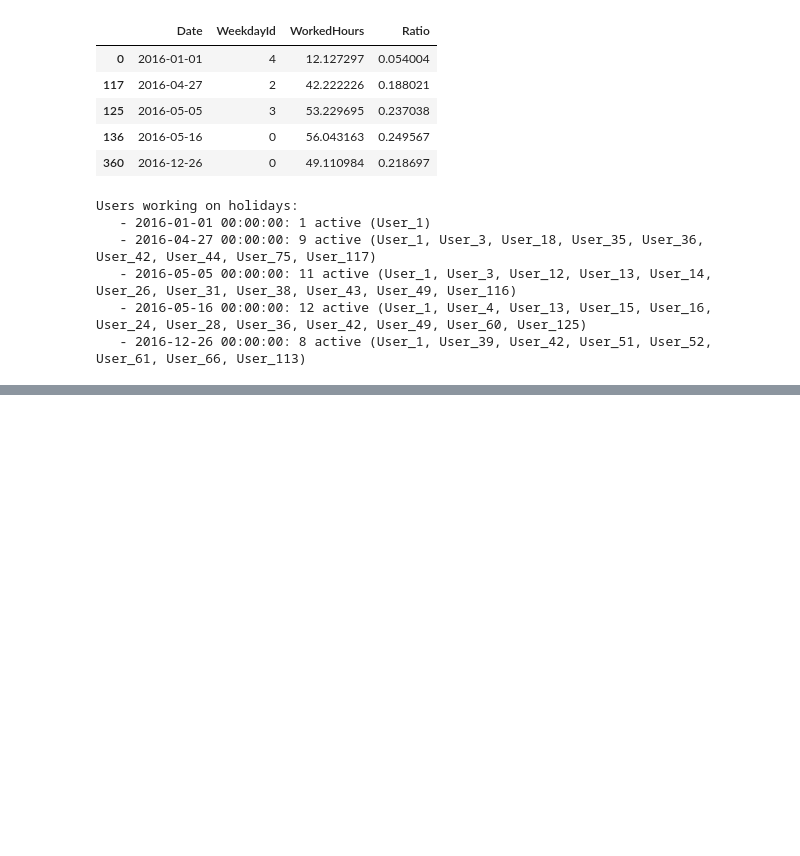
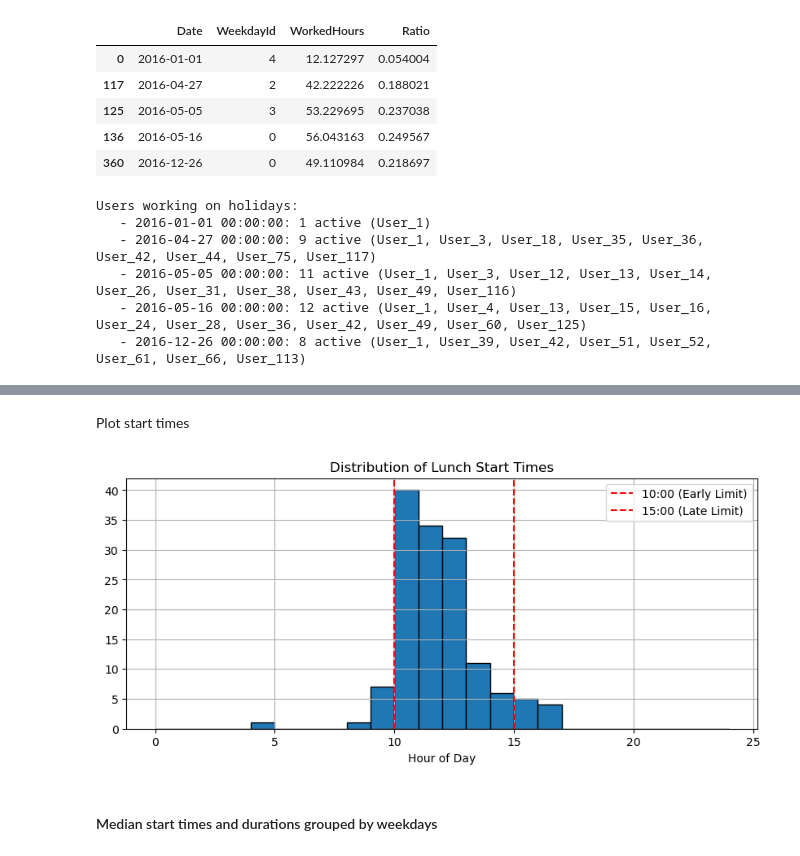
Before and after one commit to mbrieg/bppso-groupwork, a Jupyter notebook: resources/availabilities/resource_availabilities.ipynb, the cells around one changed output, grey strips where cells are left out. Cells and saved outputs as stored; diff of their text form; code cells hidden in the pictures; blank space fills up the shorter version.

```diff
--- a/resources/availabilities/resource_availabilities.ipynb
+++ b/resources/availabilities/resource_availabilities.ipynb
@@ -371,0 +511,9 @@ Users working on holidays:
+# %%
+breaks_cleaned['BreakStartFloat'] = (
+    breaks_cleaned['BreakStart'].dt.hour +
+    breaks_cleaned['BreakStart'].dt.minute / 60
+)
+
+breaks_cleaned_dof = breaks_cleaned.copy()
+breaks_cleaned_dof['DayId'] = breaks_cleaned_dof['BreakStart'].dt.dayofweek
+breaks_cleaned
@@ -371,0 +534,9 @@ Users working on holidays:
+# %%
+# Total average over all days
+breaks_median = breaks_cleaned.groupby('Resource').agg(
+    DurationMedian=('DurationHours', 'median'),
+    BreakStartMedian=('BreakStartFloat', 'median')
+).reset_index()
+breaks_median['BreakStart'] = breaks_median['BreakStartMedian'].apply(float_to_time)
+breaks_median['DurationMin'] = (breaks_median['DurationMedian'] * 60).round(0).astype(int)     # Convert to minutes
+breaks_median
@@ -371,0 +569,16 @@ Users working on holidays:
+# %% [markdown]
+Plot start times
+# %%
+plt.figure(figsize=(10, 4))
+breaks_median['BreakStartMedian'].hist(bins=24, range=(0, 24), edgecolor='black')
+plt.title('Distribution of Lunch Start Times')
+plt.xlabel('Hour of Day')
+plt.axvline(x=10, color='red', linestyle='--', label='10:00 (Early Limit)')
+plt.axvline(x=15, color='red', linestyle='--', label='15:00 (Late Limit)')
+plt.legend()
+plt.savefig(f"files/distributions_lunch_start_times.pdf", format="pdf", bbox_inches="tight")
+plt.show()
+# %% [output]
+[figure, added]
+# %% [markdown]
+#### Median start times and durations grouped by weekdays
```
Also changed, not shown: parts of 32 cells of this notebook, 13 other files.
